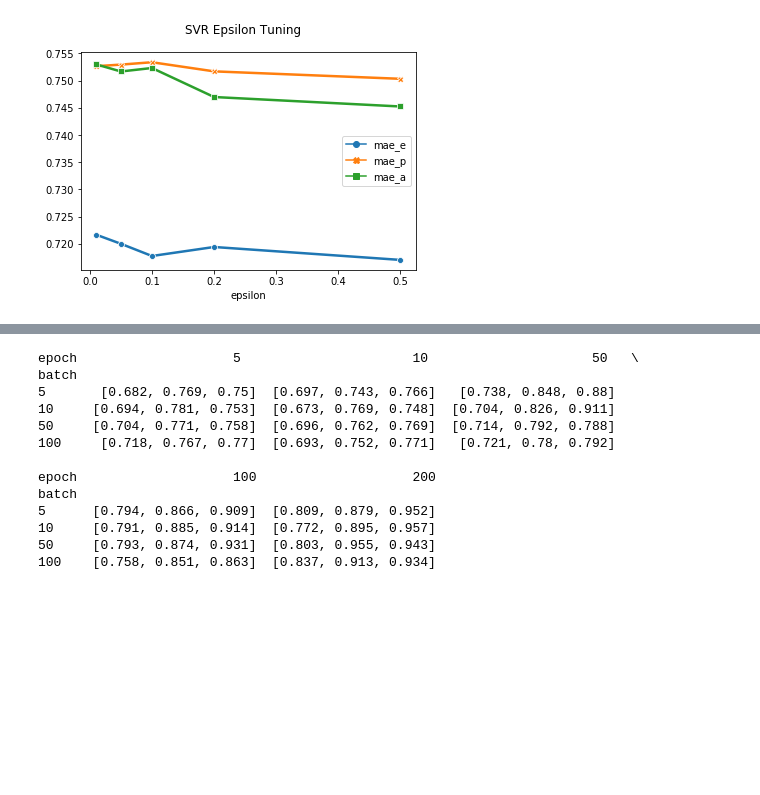
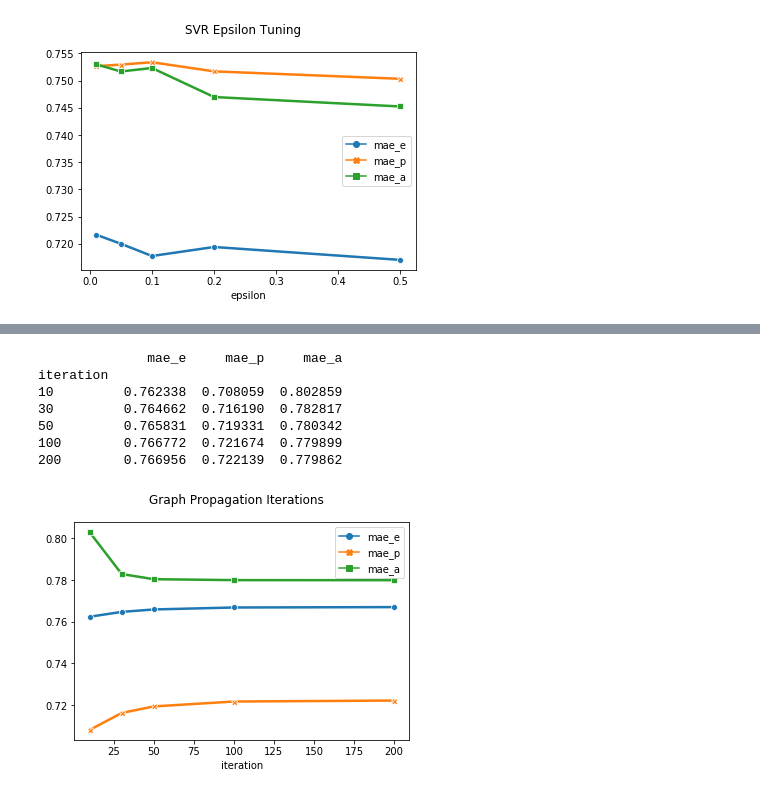
Before and after one commit to jiaojiaoloveu/WordEmbedding-SubCulture, a Jupyter notebook: src/plot_result_part2.ipynb, the cells around one changed output, grey strips where cells are left out. Saved outputs shown, nothing was run; the diff lists cells and outputs as text; code cells hidden in the pictures; blank space fills up the shorter version.

```diff
--- a/src/plot_result_part2.ipynb
+++ b/src/plot_result_part2.ipynb
@@ -38,29 +115,28 @@ epsilon
 # %%
-def plot_nn():
-    with open('../result/epa_expansion/nn/result_grid_search_seed_8500_eval_1000_epa_1.0', 'r') as fp:
+def plot_graph_it():
+    with open('../result/epa_expansion/graph/result_iteration_seed_8500_eval_1000_epa_1.0', 'r') as fp:
         data = json.load(fp)
     result = []
     for item in data:
+        mae = item['metrics']['mae']
         result.append([
-            item['epoch'],
-            item['batch'],
-            [round(f, 3) for f in item['mae'][0]]
+            item['it'],
+            mae[0],
+            mae[1],
+            mae[2]
         ])
-    df = pd.DataFrame(data=result, columns=['epoch', 'batch', 'mae']).pivot('batch', 'epoch', 'mae')
+    df = pd.DataFrame(data=result, columns=['iteration', 'mae_e', 'mae_p', 'mae_a']).set_index('iteration')
     print(df)
-plot_nn()
+    plt.suptitle('Graph Propagation Iterations')
+    sns.lineplot(data=df, linewidth=2.5, dashes=False, markers=True)
+plot_graph_it()
 # %% [output]
-epoch                    5                      10                     50   \
-batch
-5       [0.682, 0.769, 0.75]  [0.697, 0.743, 0.766]   [0.738, 0.848, 0.88]
-10     [0.694, 0.781, 0.753]  [0.673, 0.769, 0.748]  [0.704, 0.826, 0.911]
-50     [0.704, 0.771, 0.758]  [0.696, 0.762, 0.769]  [0.714, 0.792, 0.788]
-100     [0.718, 0.767, 0.77]  [0.693, 0.752, 0.771]   [0.721, 0.78, 0.792]
-
-epoch                    100                    200
-batch
-5      [0.794, 0.866, 0.909]  [0.809, 0.879, 0.952]
-10     [0.791, 0.885, 0.914]  [0.772, 0.895, 0.957]
-50     [0.793, 0.874, 0.931]  [0.803, 0.955, 0.943]
-100    [0.758, 0.851, 0.863]  [0.837, 0.913, 0.934]
+              mae_e     mae_p     mae_a
+iteration
+10         0.762338  0.708059  0.802859
+30         0.764662  0.716190  0.782817
+50         0.765831  0.719331  0.780342
+100        0.766772  0.721674  0.779899
+200        0.766956  0.722139  0.779862
+[figure, added]
 # %%
```
Also changed, not shown: parts of 5 cells of this notebook, 1 other file.
